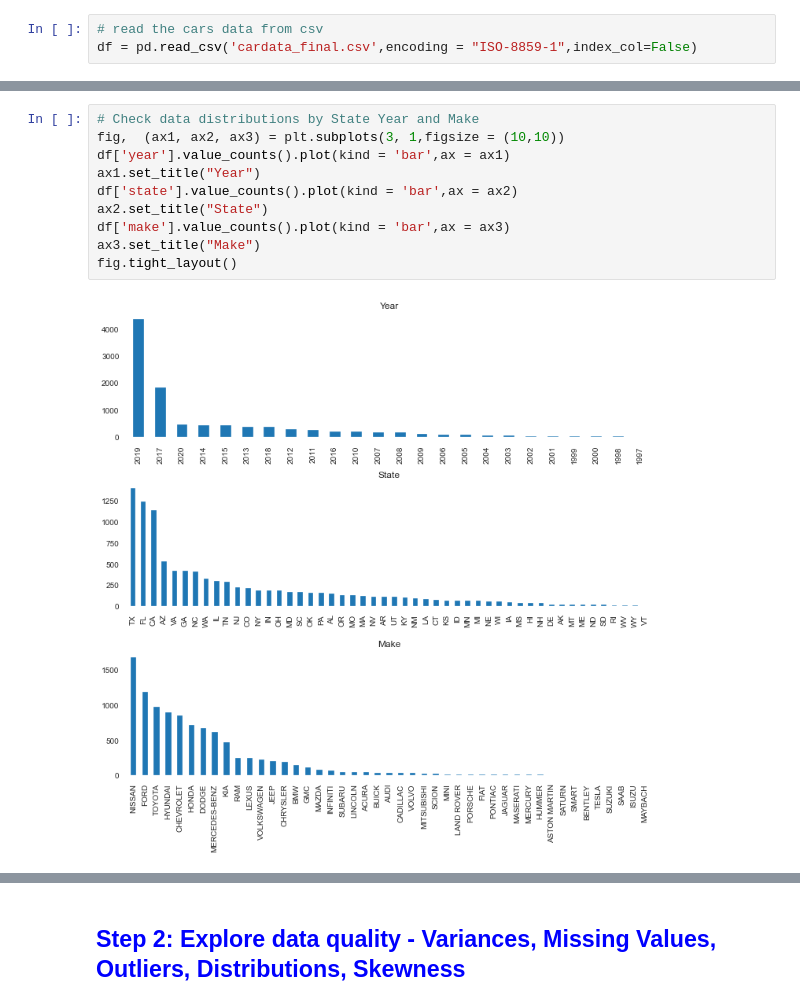
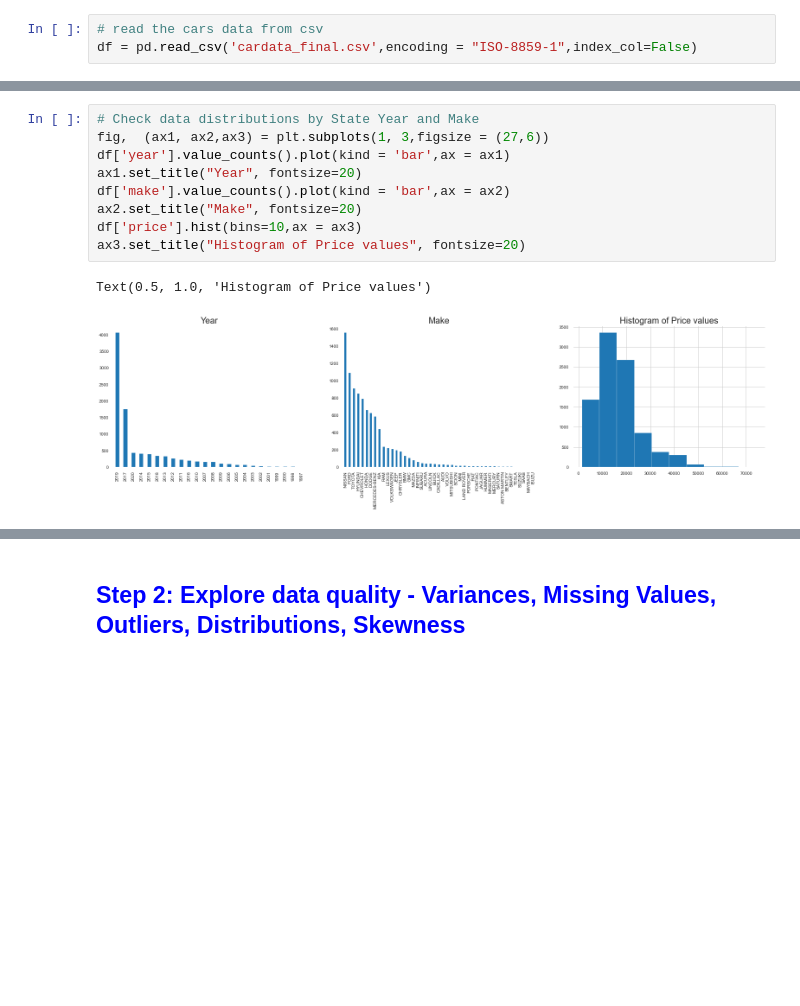
Before and after one commit to jchowdhury82/Used_Car_Price_Predictor, a Jupyter notebook: UsedCarEDA.ipynb, the cells around one changed output, grey strips where cells are left out. Saved outputs shown, nothing was run; the diff lists cells and outputs as text; blank space fills up the shorter version.

```diff
--- a/UsedCarEDA.ipynb
+++ b/UsedCarEDA.ipynb
@@ -108,15 +88,15 @@ df.describe()
 # %%
 # Check data distributions by State Year and Make
-fig,  (ax1, ax2, ax3) = plt.subplots(3, 1,figsize = (10,10))
+fig,  (ax1, ax2,ax3) = plt.subplots(1, 3,figsize = (27,6))
 df['year'].value_counts().plot(kind = 'bar',ax = ax1)
-ax1.set_title("Year")
-df['state'].value_counts().plot(kind = 'bar',ax = ax2)
-ax2.set_title("State")
-df['make'].value_counts().plot(kind = 'bar',ax = ax3)
-ax3.set_title("Make")
-fig.tight_layout()
+ax1.set_title("Year", fontsize=20)
+df['make'].value_counts().plot(kind = 'bar',ax = ax2)
+ax2.set_title("Make", fontsize=20)
+df['price'].hist(bins=10,ax = ax3)
+ax3.set_title("Histogram of Price values", fontsize=20)
 # %% [output]
+Text(0.5, 1.0, 'Histogram of Price values')
-[figure, old version]
+[figure, new version]
 # %% [markdown]
 <div class="alert alert-block alert-success">
 
```
Also changed, not shown: parts of 92 cells of this notebook, 1 other file.
